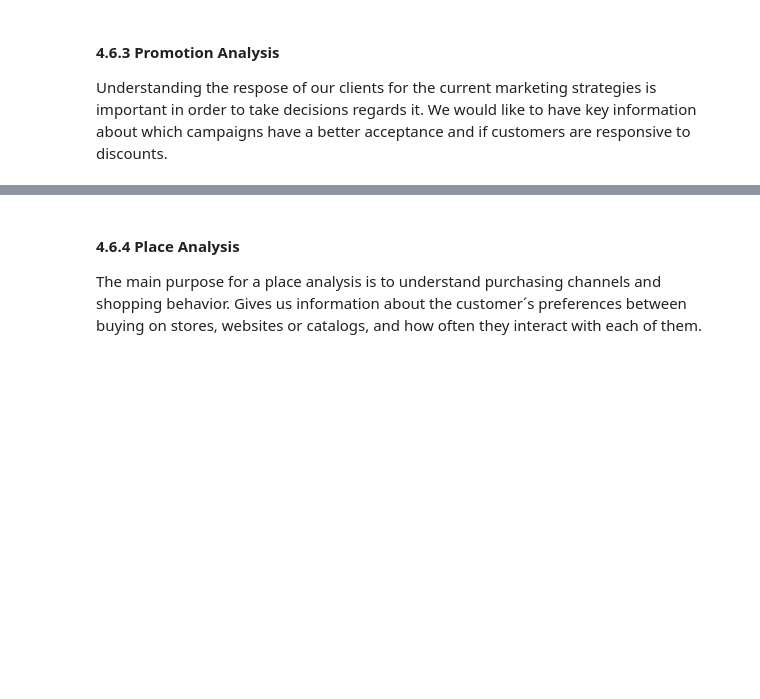
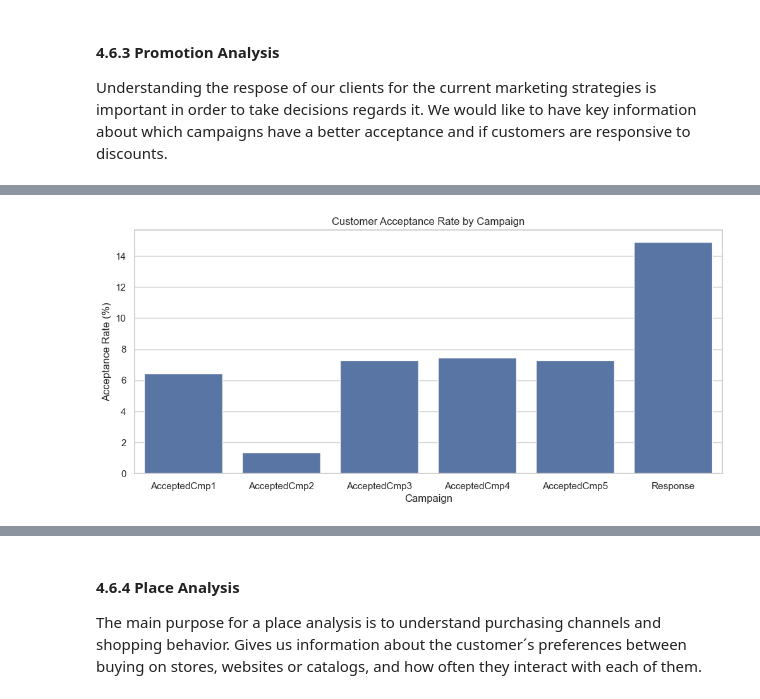
Before and after one commit to fridacarbajalordonez/customer-segmentation-kmeans, a Jupyter notebook: notebooks/customer_segmentation.ipynb, the cells around one changed output, grey strips where cells are left out. Saved outputs shown, nothing was run; the diff lists cells and outputs as text; code cells hidden in the pictures; blank space fills up the shorter version.

```diff
--- a/notebooks/customer_segmentation.ipynb
+++ b/notebooks/customer_segmentation.ipynb
@@ -343,3 +360,18 @@ These findings suggest that wine represents an important product category within
 # %% [markdown]
 #### 4.6.3 Promotion Analysis
 Understanding the respose of our clients for the current marketing strategies is important in order to take decisions regards it. We would like to have key information about which campaigns have a better acceptance and if customers are responsive to discounts.
+# %%
+# Calculate the percentage of customers who accepted each campaign
+
+campaign_cols = [
+    "AcceptedCmp1",
+    "AcceptedCmp2",
+    "AcceptedCmp3",
+    "AcceptedCmp4",
+    "AcceptedCmp5",
+    "Response"
+]
+
+acceptance_rate = df[campaign_cols].mean() * 100
+
+acceptance_rate
@@ -345,0 +386,15 @@ Understanding the respose of our clients for the current marketing strategies is
+# %%
+plt.figure(figsize=(12, 5))
+
+sns.barplot(
+    x=acceptance_rate.index,
+    y=acceptance_rate.values
+)
+
+plt.xlabel("Campaign")
+plt.ylabel("Acceptance Rate (%)")
+plt.title("Customer Acceptance Rate by Campaign")
+
+plt.show()
+# %% [output]
+[figure, added]
```
Also changed, not shown: parts of 4 cells of this notebook.
